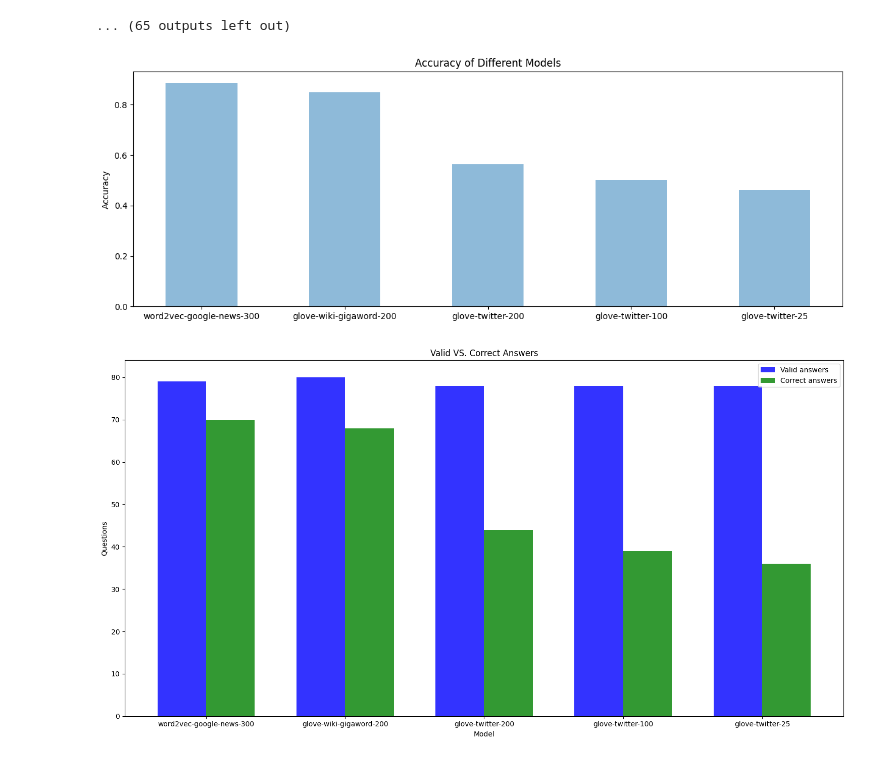
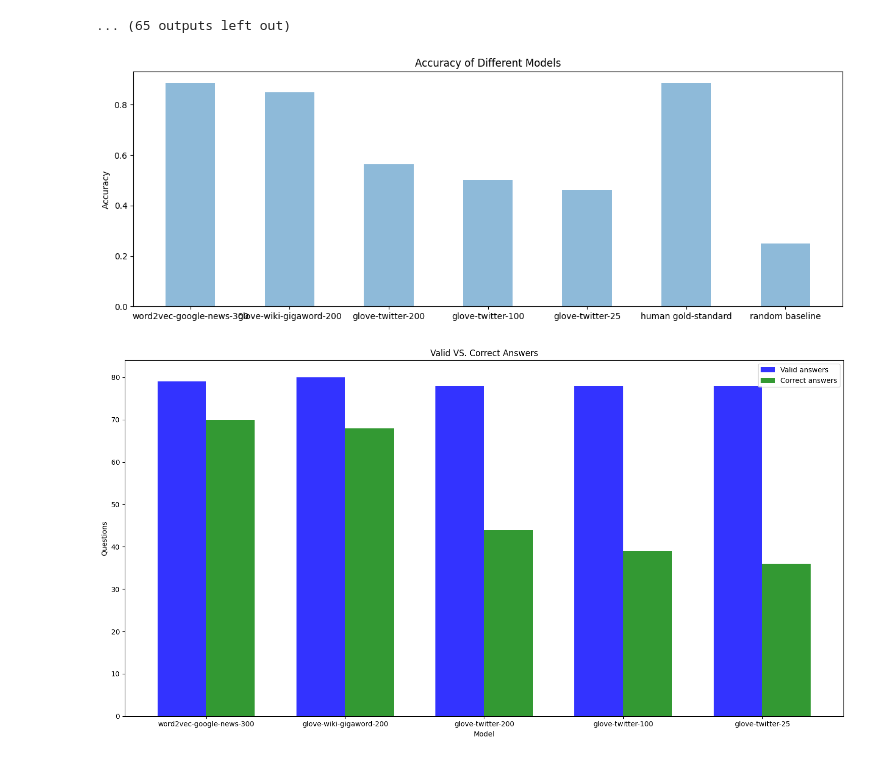
Before and after one commit to SarahMucci0312/COMP472-A2, a Jupyter notebook: a2.ipynb, the cells around one changed output. Saved outputs shown, nothing was run; the diff lists cells and outputs as text; code cells hidden in the pictures.

Commit message:
Add human gold-standard and random baseline accuracy for Task 2

```diff
--- a/a2.ipynb
+++ b/a2.ipynb
@@ -620,18 +620,18 @@ with open('analysis.csv', mode='a', newline='') as details:
 # %%
 # Task 2 accuracy graph
 
-objects = ('word2vec-google-news-300', 'glove-wiki-gigaword-200', 'glove-twitter-200', 'glove-twitter-100', 'glove-twitter-25')
+objects = ('word2vec-google-news-300', 'glove-wiki-gigaword-200', 'glove-twitter-200', 'glove-twitter-100', 'glove-twitter-25', 'human gold-standard', 'random baseline')
 y_pos = np.arange(len(objects))
-performance = [accuracy, accuracyC1E1, accuracyC2E1, accuracyC3E2, accuracyC3E3]
+performance = [accuracy, accuracyC1E1, accuracyC2E1, accuracyC3E2, accuracyC3E3, 0.8857, 0.25]
 
 plt.figure(figsize=(15,5))
 plt.bar(y_pos, performance, align='center', alpha=0.5, width = 0.5)
 plt.xticks(y_pos, objects)
 plt.ylabel('Accuracy')
 plt.title('Accuracy of Different Models')
 
 plt.show()
 # %% [output]
-[figure, old version]
+[figure, new version]
 # %%
 # Task 2 correct vs valid graph
```
Also changed, not shown: parts of 1 cell of this notebook.
